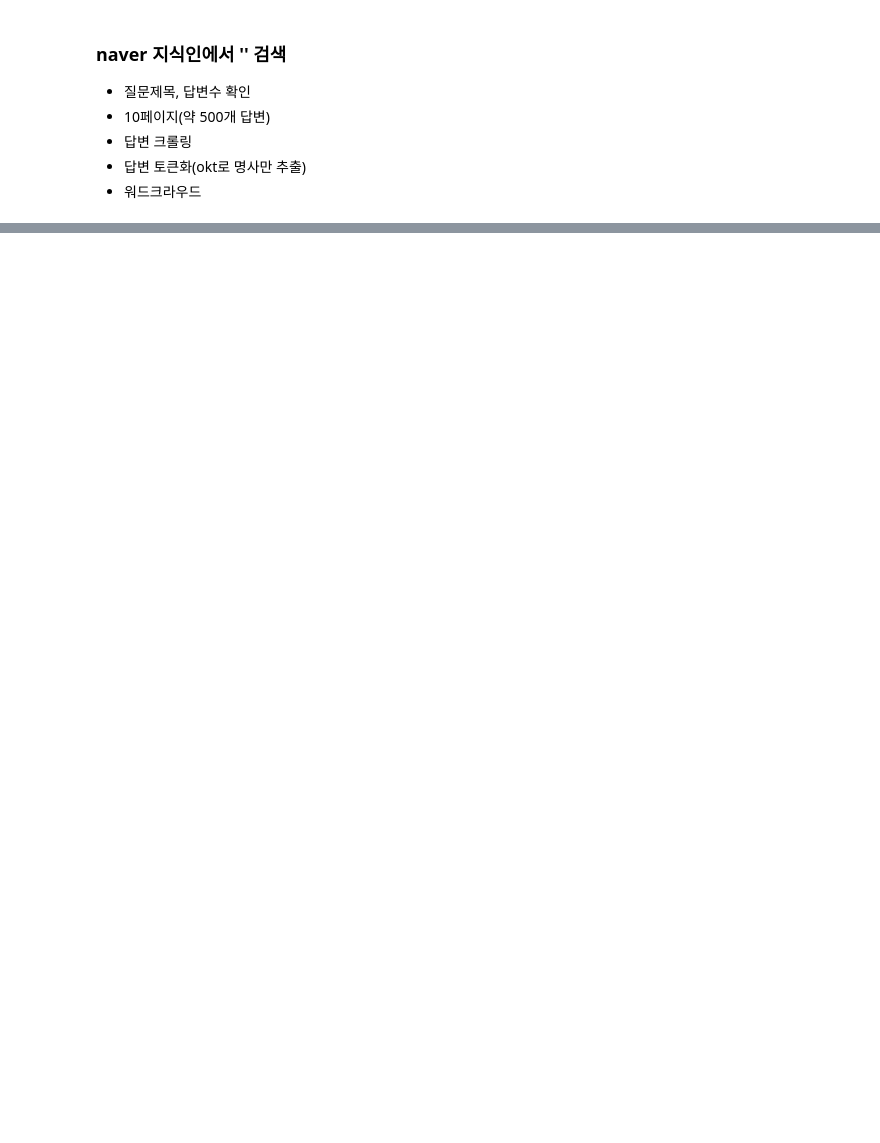
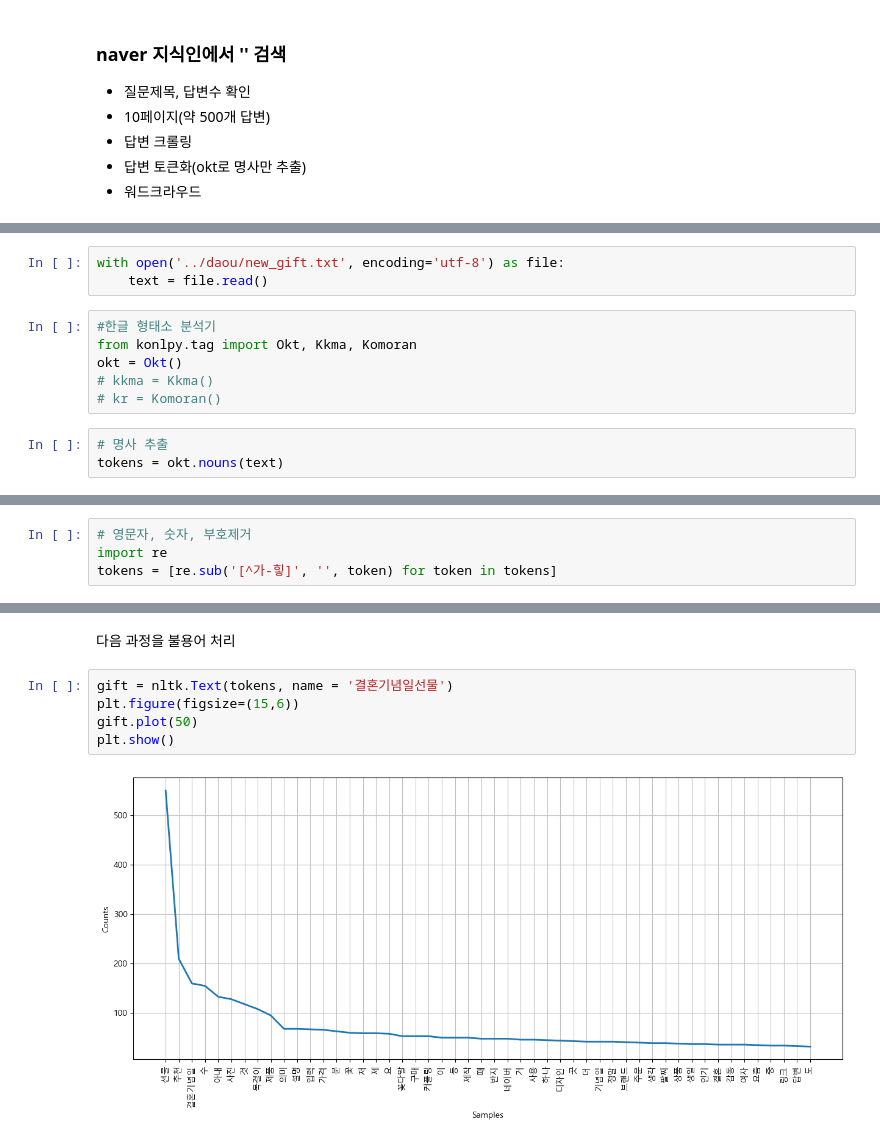
Before and after one commit to manki8908/Class_TJ_c11, a Jupyter notebook: text/script/3_네이버지식인_crawling.ipynb, the cells around one changed output, grey strips where cells are left out. Drawn from its saved outputs; the diff is of its cells as text; blank space fills up the shorter version.

```diff
--- a/text/script/3_네이버지식인_crawling.ipynb
+++ b/text/script/3_네이버지식인_crawling.ipynb
@@ -99,0 +148,12 @@ for j in tqdm(range(len(p))):  # page loop
+# %%
+with open('../daou/new_gift.txt', encoding='utf-8') as file:
+    text = file.read()
+# %%
+#한글 형태소 분석기
+from konlpy.tag import Okt, Kkma, Komoran
+okt = Okt()
+# kkma = Kkma()
+# kr = Komoran()
+# %%
+# 명사 추출
+tokens = okt.nouns(text)
@@ -99,0 +180,4 @@ for j in tqdm(range(len(p))):  # page loop
+# %%
+# 영문자, 숫자, 부호제거
+import re
+tokens = [re.sub('[^가-힣]', '', token) for token in tokens]
@@ -99,0 +192,9 @@ for j in tqdm(range(len(p))):  # page loop
+# %% [markdown]
+다음 과정을 불용어 처리
+# %%
+gift = nltk.Text(tokens, name = '결혼기념일선물')
+plt.figure(figsize=(15,6))
+gift.plot(50)
+plt.show()
+# %% [output]
+[figure, added]
```
Also changed, not shown: parts of 22 cells of this notebook, 2 other files.
